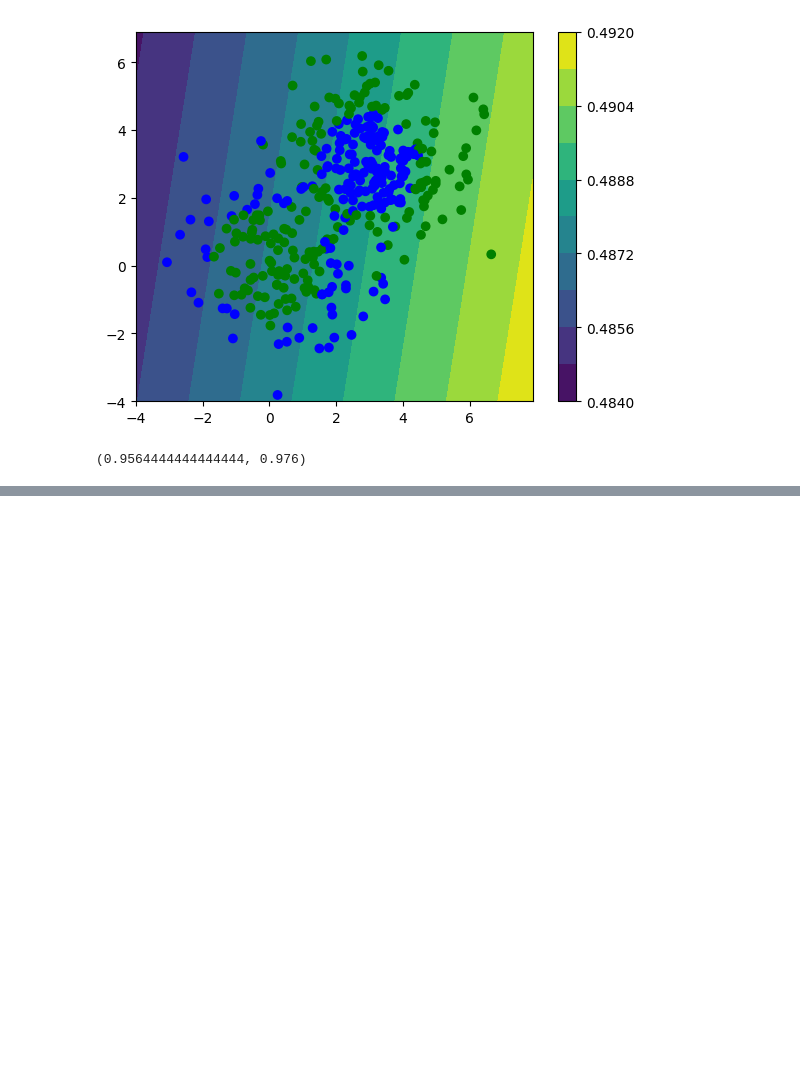
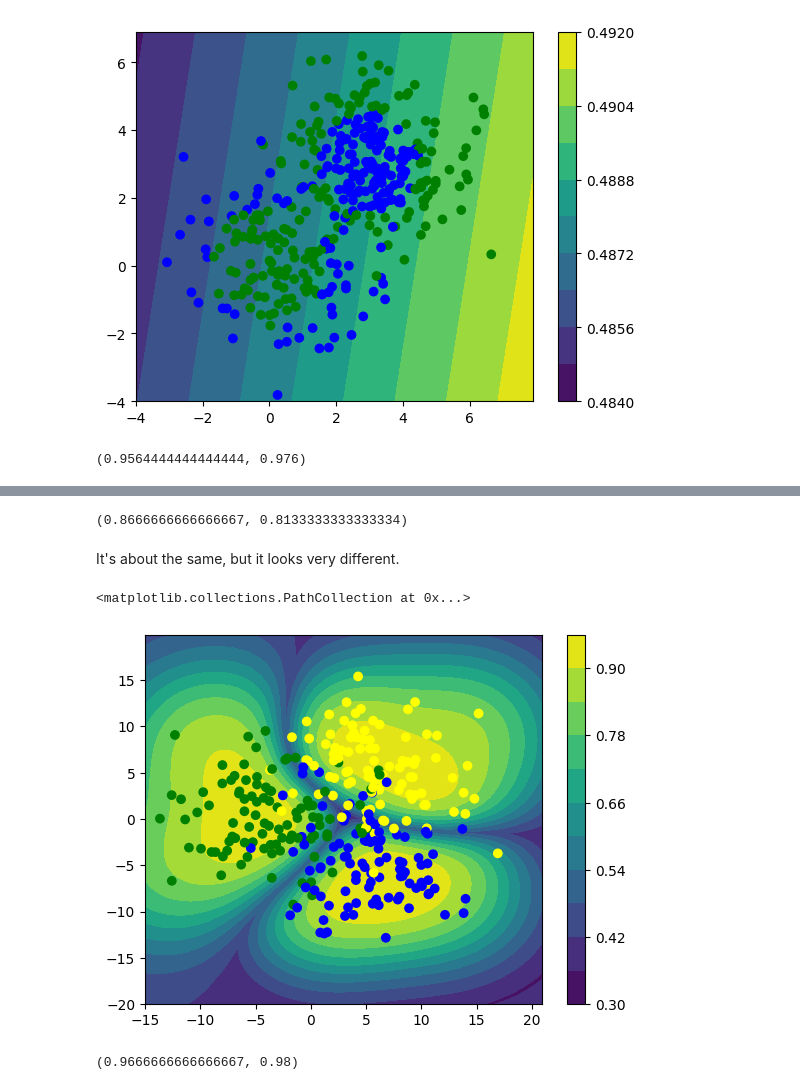
Before and after one commit to olehougaard/mal1-a23, a Jupyter notebook: session7/support vector machines.ipynb, the cells around one changed output, grey strips where cells are left out. Saved outputs shown, nothing was run; the diff lists cells and outputs as text; code cells hidden in the pictures; blank space fills up the shorter version.

```diff
--- a/session7/support vector machines.ipynb
+++ b/session7/support vector machines.ipynb
@@ -216,0 +225,31 @@ svm_class.score(X_train, y_train), svm_class.score(X_test, y_test)
+# %%
+blobs = make_blobs(centers=centers_full, cluster_std= 4, n_samples=300, random_state=504)
+
+X, y = blobs
+X_train, X_test, y_train, y_test = train_test_split(X, y, random_state=42)
+
+svm_class = SVC(probability=True, decision_function_shape='ovr', kernel='rbf', random_state=504)
+svm_class.fit(X_train, y_train)
+
+svm_class.score(X_train, y_train), svm_class.score(X_test, y_test)
+# %% [output]
+(0.8666666666666667, 0.8133333333333334)
+# %% [markdown]
+It's about the same, but it looks very different.
+# %%
+xx, yy = np.meshgrid(np.arange(-15, 21, .1), np.arange(-20, 20, .1))
+Z = np.array([max(p) for p in svm_class.predict_proba(np.c_[xx.ravel(), yy.ravel()])])
+plt.contourf(xx, yy, Z.reshape(xx.shape), cmap = 'viridis', levels = 10)
+plt.colorbar()
+plt.scatter(X[:, 0], X[:, 1], c=y, cmap=colors)
+# %% [output]
+<matplotlib.collections.PathCollection at 0x...>
+[figure, added]
+# %%
+X_train, X_test, y_train, y_test = train_test_split(X_moons, y_moons, random_state=504)
+svm_class = SVC(probability=True, decision_function_shape='ovr', kernel='rbf', random_state=504)
+svm_class.fit(X_train, y_train)
+
+svm_class.score(X_train, y_train), svm_class.score(X_test, y_test)
+# %% [output]
+(0.9666666666666667, 0.98)
```
Also changed, not shown: parts of 18 cells of this notebook, 3 other files.
